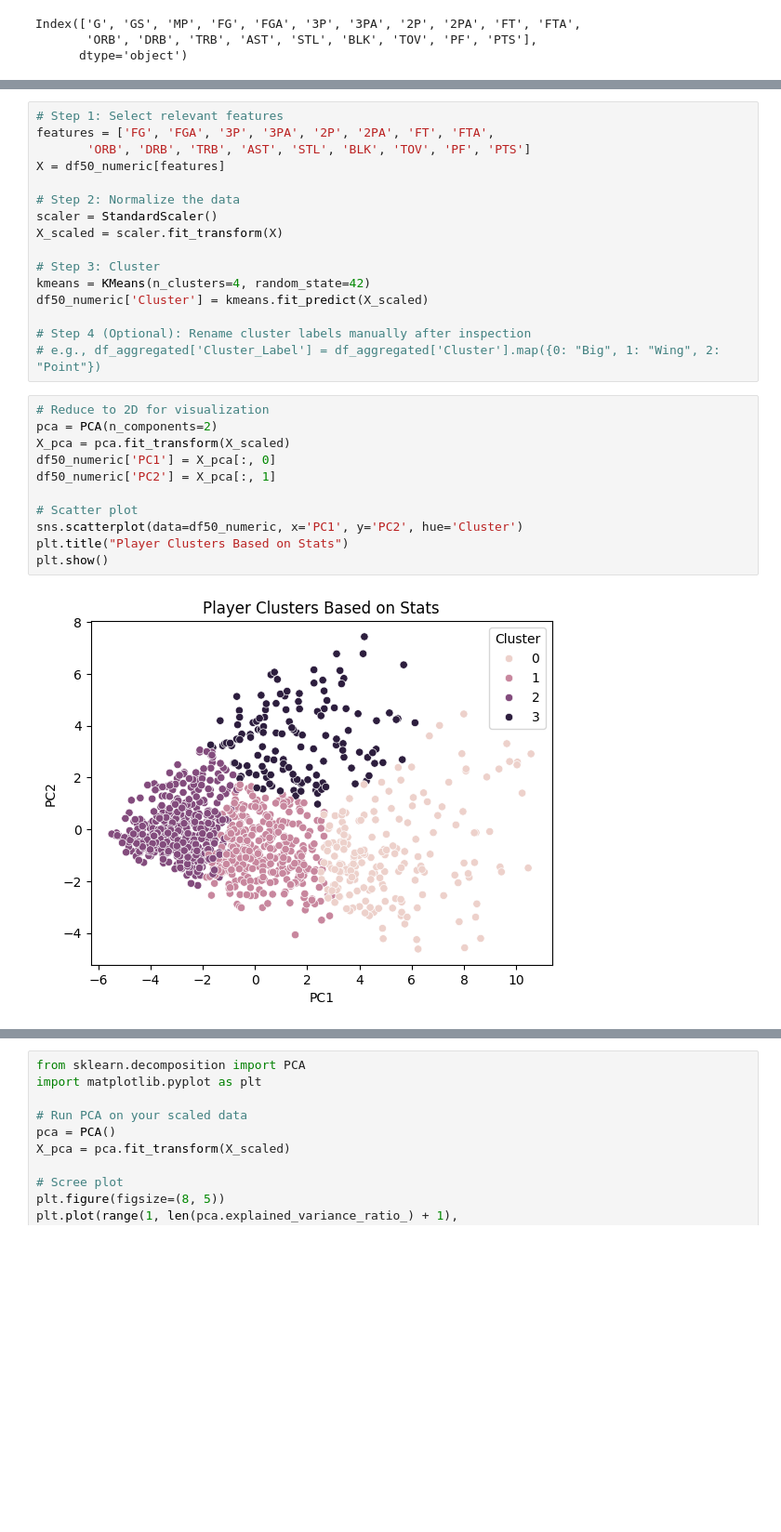
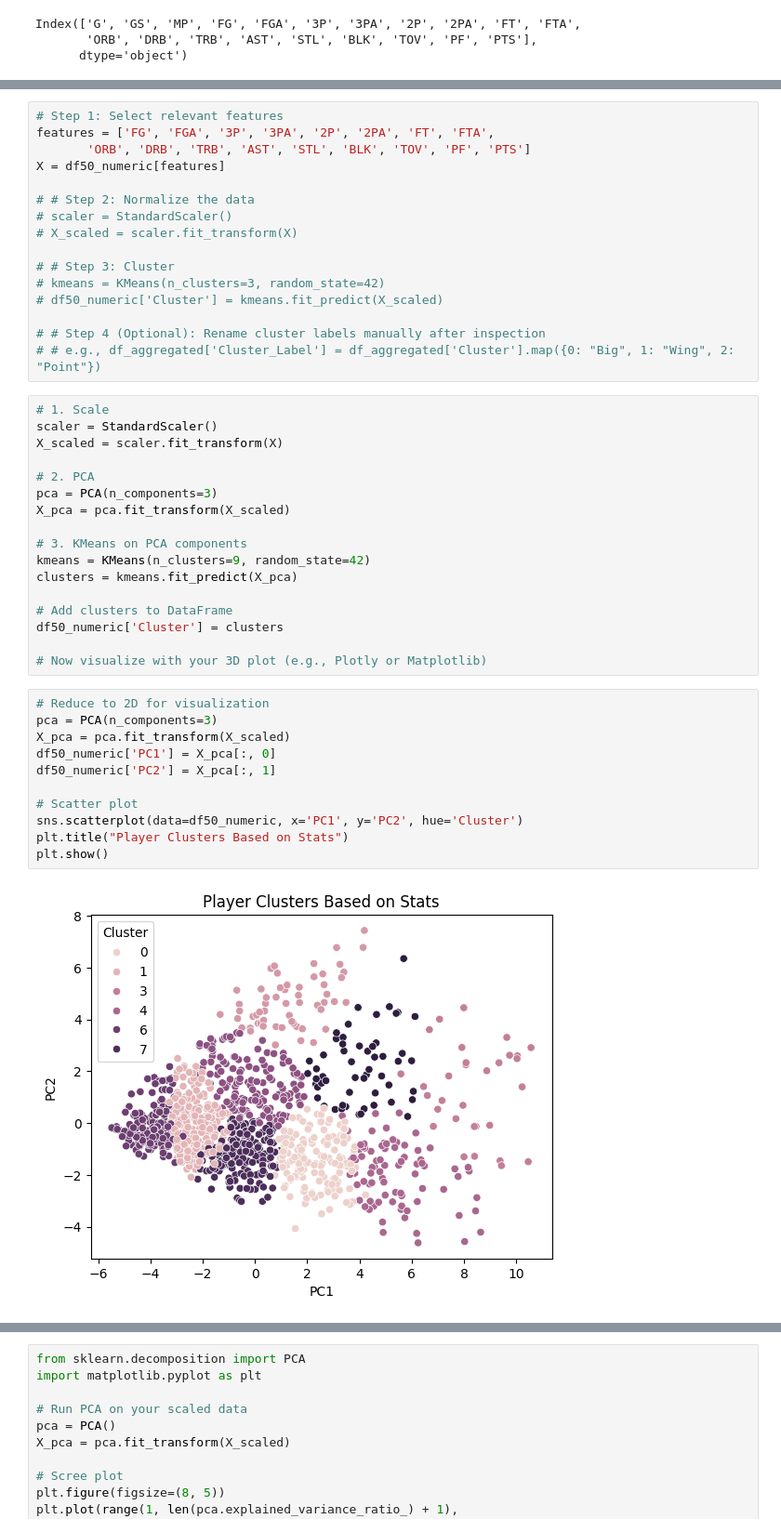
Before and after one commit to nicksalem/2026_portfolio, a Jupyter notebook: NBA classification/EDA/unsupervised_learning.ipynb, the cells around one changed output, grey strips where cells are left out. Shown: that part at 93% size. Drawn from its saved outputs; the diff is of its cells as text; blank space fills up the shorter version.

Commit message:
per36 data

```diff
--- a/NBA classification/EDA/unsupervised_learning.ipynb
+++ b/NBA classification/EDA/unsupervised_learning.ipynb
@@ -27,26 +43,43 @@ features = ['FG', 'FGA', '3P', '3PA', '2P', '2PA', 'FT', 'FTA',
        'ORB', 'DRB', 'TRB', 'AST', 'STL', 'BLK', 'TOV', 'PF', 'PTS']
 X = df50_numeric[features]
 
-# Step 2: Normalize the data
-scaler = StandardScaler()
-X_scaled = scaler.fit_transform(X)
+# # Step 2: Normalize the data
+# scaler = StandardScaler()
+# X_scaled = scaler.fit_transform(X)
 
-# Step 3: Cluster
-kmeans = KMeans(n_clusters=4, random_state=42)
-df50_numeric['Cluster'] = kmeans.fit_predict(X_scaled)
+# # Step 3: Cluster
+# kmeans = KMeans(n_clusters=3, random_state=42)
+# df50_numeric['Cluster'] = kmeans.fit_predict(X_scaled)
 
-# Step 4 (Optional): Rename cluster labels manually after inspection
-# e.g., df_aggregated['Cluster_Label'] = df_aggregated['Cluster'].map({0: "Big", 1: "Wing", 2: "Point"})
+# # Step 4 (Optional): Rename cluster labels manually after inspection
+# # e.g., df_aggregated['Cluster_Label'] = df_aggregated['Cluster'].map({0: "Big", 1: "Wing", 2: "Point"})
+# %%
+# 1. Scale
+scaler = StandardScaler()
+X_scaled = scaler.fit_transform(X)
+
+# 2. PCA
+pca = PCA(n_components=3)
+X_pca = pca.fit_transform(X_scaled)
+
+# 3. KMeans on PCA components
+kmeans = KMeans(n_clusters=9, random_state=42)
+clusters = kmeans.fit_predict(X_pca)
+
+# Add clusters to DataFrame
+df50_numeric['Cluster'] = clusters
+
+# Now visualize with your 3D plot (e.g., Plotly or Matplotlib)
 # %%
 # Reduce to 2D for visualization
-pca = PCA(n_components=2)
+pca = PCA(n_components=3)
 X_pca = pca.fit_transform(X_scaled)
 df50_numeric['PC1'] = X_pca[:, 0]
 df50_numeric['PC2'] = X_pca[:, 1]
 
 # Scatter plot
 sns.scatterplot(data=df50_numeric, x='PC1', y='PC2', hue='Cluster')
 plt.title("Player Clusters Based on Stats")
 plt.show()
 # %% [output]
-[figure, old version]
+[figure, new version]
```
Also changed, not shown: parts of 5 cells of this notebook, 15 other files.
